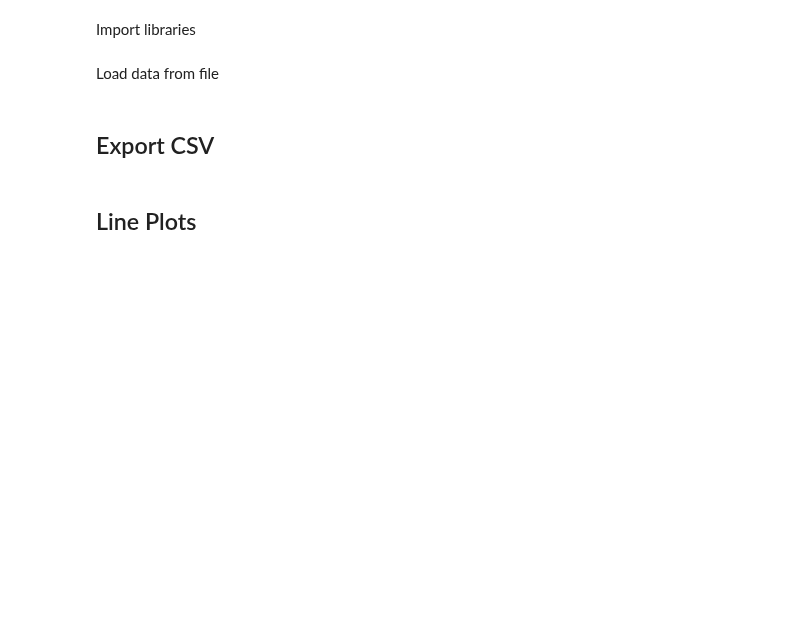
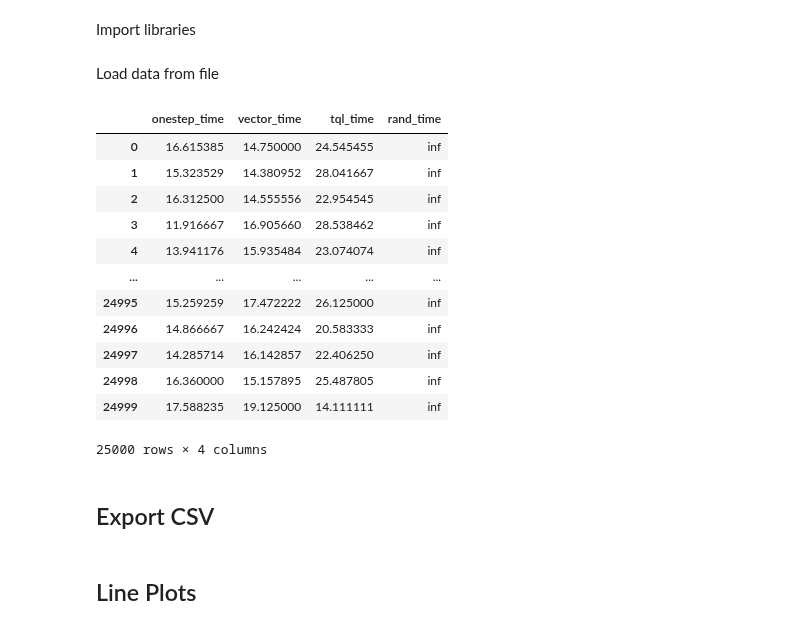
Before and after one commit to vietnhprivat/snake_ai, a Jupyter notebook: src/Classes/data_collection_test.ipynb, the cells around one changed output. Cells and saved outputs as stored; diff of their text form; code cells hidden in the pictures; blank space fills up the shorter version.

```diff
--- a/src/Classes/data_collection_test.ipynb
+++ b/src/Classes/data_collection_test.ipynb
@@ -18,35 +18,53 @@ Load data from file
 def load_data(file_path, model=None):
     # file_path = 'DQL_PLOT/TEST_PLOTS/plot_file_vector.pkl'
     # file_path = 'DQL_PLOT/TEST_PLOTS/plot_file_grid.pkl'
 
     with open(file_path, 'rb') as file:
         data = pickle.load(file)
         data = np.array(data)
 
 
     # load data as dataframe
     if model == 'tql': data = {'scores': data[0], 'apple': data[1], 'time per apple': data[1] / (data[0]/10)}
     else: data = {'scores': data[0],
             'steps_per_game': data[1],
             'epsilon': data[2],
             'game': np.arange(len(data[0])),
             'steps' : np.cumsum(data[1]),
             'time per apple': data[1] / (data[0]/10)
             }
     dataframe = pd.DataFrame(data = data)
 
     return dataframe
 
 # Defining data
 onestep = load_data(file_path='DQL_PLOT/DATA_PLOTS/onestep_non_training_17_01.pkl')
 vector = load_data(file_path='DQL_PLOT/DATA_PLOTS/vector_non_training_17_01.pkl')
 tql = load_data(file_path='TAB_MODEL_AND_PLOT/DATA_PLOT_RUNNING/tab_optim_rewards_running.pkl', model="tql")
+rand = load_data(file_path='DQL_PLOT/DATA_PLOTS/random_non_training_18_01.pkl', model="tql")
 
 
-df_results = pd.DataFrame(data= {'onestep_score': onestep['scores'], 'vector_score': vector['scores'], 'tql_score': tql['scores']})
+df_results = pd.DataFrame(data= {'onestep_score': onestep['scores'], 'vector_score': vector['scores'], 'tql_score': tql['scores'], 'rand_score': rand['scores']})
 df_time = pd.DataFrame(data= {'onestep_time': onestep['time per apple'].clip(10.08, 19.2), 'vector_time': vector['time per apple'].clip(10.67, 20.45),
                               'tql_time': tql['time per apple'].clip(14.83, 31)})
-df_time.sort_values(by=['vector_time'], inplace=True)
+df_time_outliers = pd.DataFrame(data= {'onestep_time': onestep['time per apple'], 'vector_time': vector['time per apple'],
+                              'tql_time': tql['time per apple'], 'rand_time': rand['time per apple']})
+
+df_time_outliers
+# %% [output]
+|  | onestep_time | vector_time | tql_time | rand_time |
+| 0 | 16.615385 | 14.750000 | 24.545455 | inf |
+| 1 | 15.323529 | 14.380952 | 28.041667 | inf |
+| 2 | 16.312500 | 14.555556 | 22.954545 | inf |
+| 3 | 11.916667 | 16.905660 | 28.538462 | inf |
+| 4 | 13.941176 | 15.935484 | 23.074074 | inf |
+| ... | ... | ... | ... | ... |
+| 24995 | 15.259259 | 17.472222 | 26.125000 | inf |
+| 24996 | 14.866667 | 16.242424 | 20.583333 | inf |
+| 24997 | 14.285714 | 16.142857 | 22.406250 | inf |
+| 24998 | 16.360000 | 15.157895 | 25.487805 | inf |
+| 24999 | 17.588235 | 19.125000 | 14.111111 | inf |
+25000 rows × 4 columns
 # %% [markdown]
 ## Export CSV
 # %%
```
Also changed, not shown: parts of 1 cell of this notebook, 1 other file.
